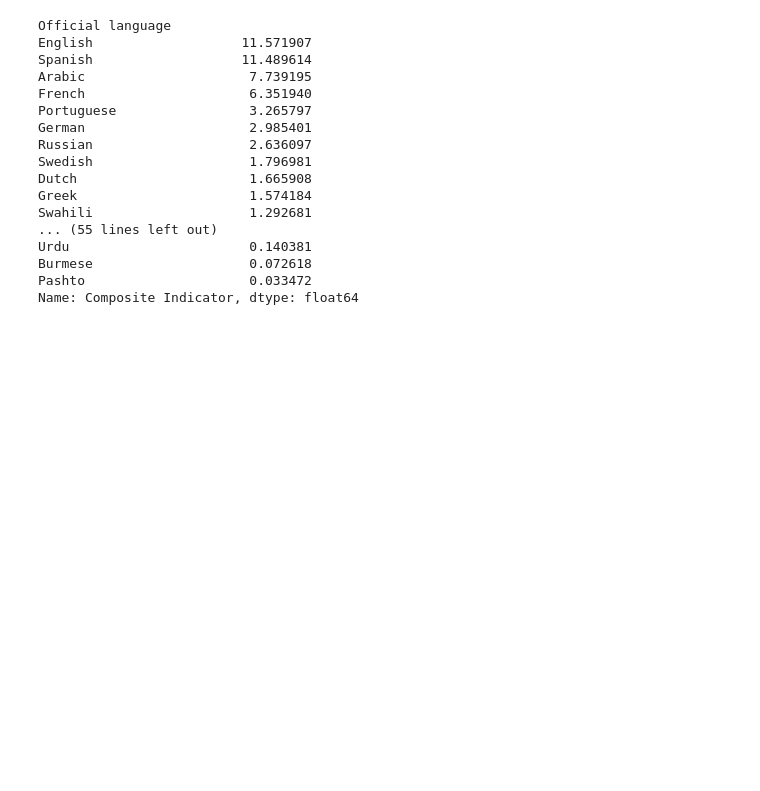
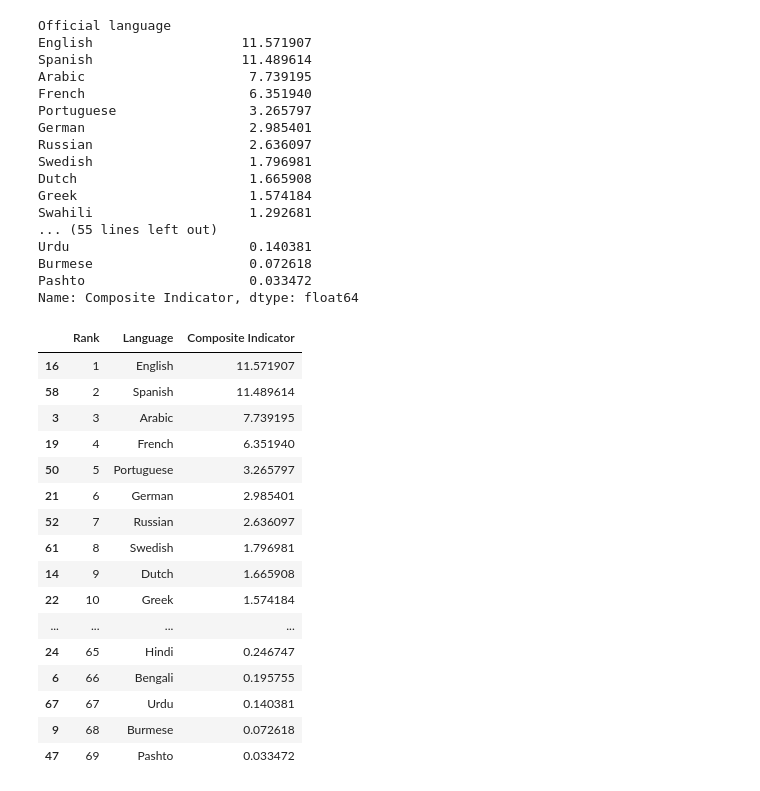
Before and after one commit to KacperWro/DataAnalysisCA, a Jupyter notebook: main.ipynb, the cells around one changed output. Drawn from its saved outputs; the diff is of its cells as text; code cells hidden in the pictures; blank space fills up the shorter version.

Commit message:
Print language composite indicator as dataframe

```diff
--- a/main.ipynb
+++ b/main.ipynb
@@ -908,3 +909,34 @@ Urdu                       0.140381
 Burmese                    0.072618
 Pashto                     0.033472
 Name: Composite Indicator, dtype: float64
+# %%
+language_scores = world_data_normalized.groupby('Official language')['Composite Indicator'].sum()
+ranked_languages = language_scores.sort_values(ascending=False)
+
+language_df = pd.DataFrame({'Language': language_scores.index, 'Composite Indicator': language_scores.values})
+
+language_df['Rank'] = ranked_languages.index.get_indexer(language_df['Language']) + 1
+language_df = language_df[['Rank', 'Language', 'Composite Indicator']]
+
+language_df = language_df.sort_values(by='Composite Indicator', ascending=False)
+
+with pd.option_context('display.max_rows', None):
+    display(language_df)
+# %% [output]
+|  | Rank | Language | Composite Indicator |
+| 16 | 1 | English | 11.571907 |
+| 58 | 2 | Spanish | 11.489614 |
+| 3 | 3 | Arabic | 7.739195 |
+| 19 | 4 | French | 6.351940 |
+| 50 | 5 | Portuguese | 3.265797 |
+| 21 | 6 | German | 2.985401 |
+| 52 | 7 | Russian | 2.636097 |
+| 61 | 8 | Swedish | 1.796981 |
+| 14 | 9 | Dutch | 1.665908 |
+| 22 | 10 | Greek | 1.574184 |
+| ... | ... | ... | ... |
+| 24 | 65 | Hindi | 0.246747 |
+| 6 | 66 | Bengali | 0.195755 |
+| 67 | 67 | Urdu | 0.140381 |
+| 9 | 68 | Burmese | 0.072618 |
+| 47 | 69 | Pashto | 0.033472 |
```
Also changed, not shown: parts of 5 cells of this notebook.
